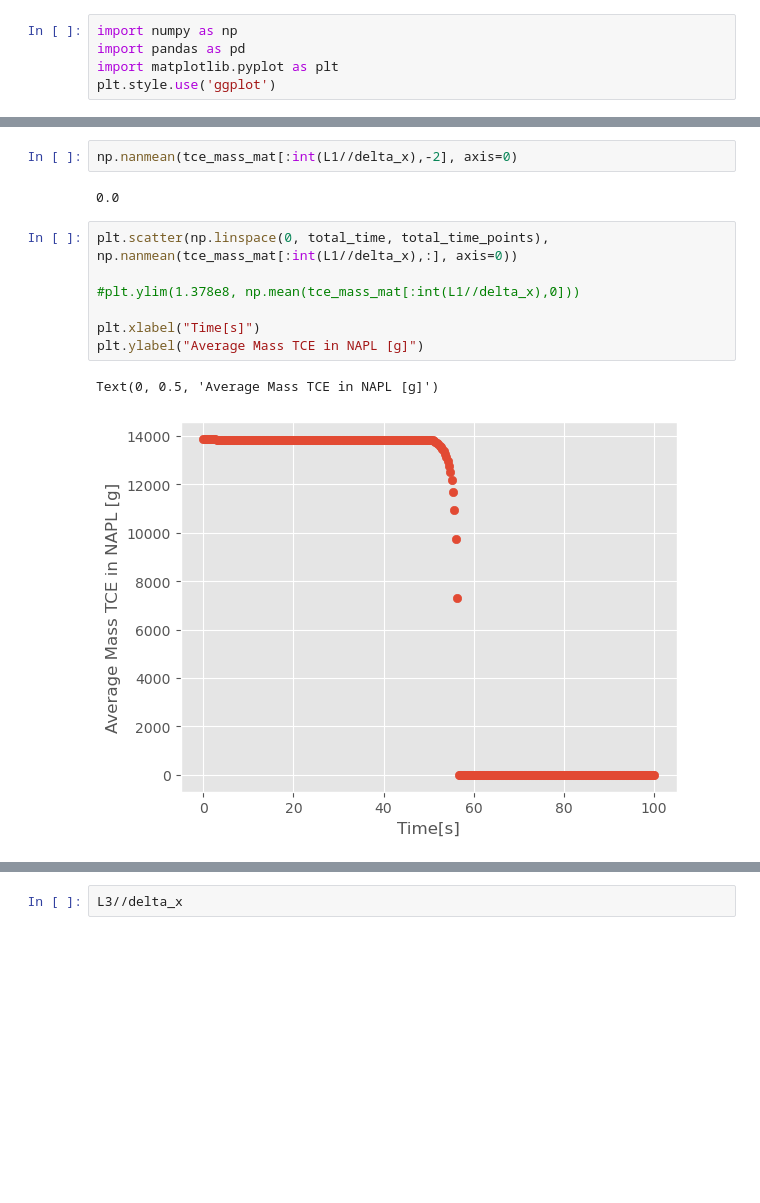
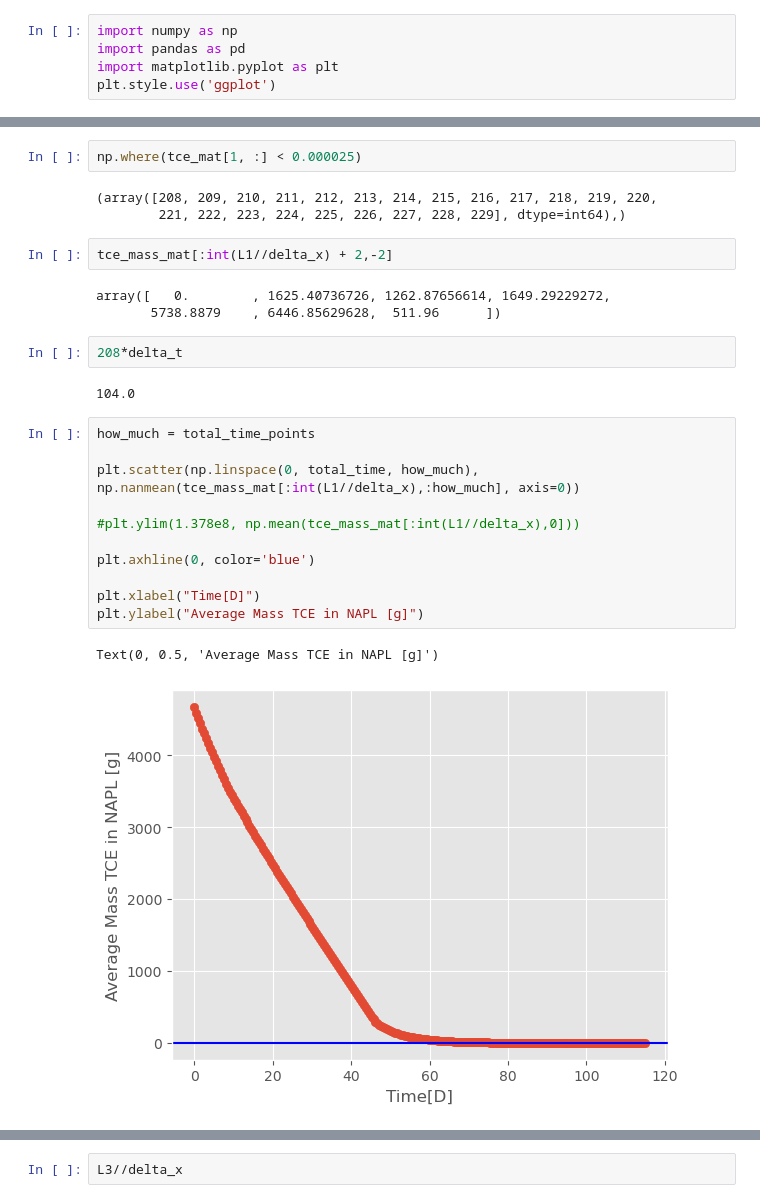
Before and after one commit to sebastianibam002/bioremediation, a Jupyter notebook: bioremediation_analysis.ipynb, the cells around one changed output, grey strips where cells are left out. Saved outputs shown, nothing was run; the diff lists cells and outputs as text; blank space fills up the shorter version.

```diff
--- a/bioremediation_analysis.ipynb
+++ b/bioremediation_analysis.ipynb
@@ -187,14 +218,28 @@ for t in range(total_time_points - 1):
+# %%
+np.where(tce_mat[1, :] < 0.000025)
+# %% [output]
+(array([208, 209, 210, 211, 212, 213, 214, 215, 216, 217, 218, 219, 220,
+        221, 222, 223, 224, 225, 226, 227, 228, 229], dtype=int64),)
 # %%
-np.nanmean(tce_mass_mat[:int(L1//delta_x),-2], axis=0)
+tce_mass_mat[:int(L1//delta_x) + 2,-2]
 # %% [output]
-0.0
+array([   0.        , 1625.40736726, 1262.87656614, 1649.29229272,
+       5738.8879    , 6446.85629628,  511.96      ])
+# %%
+208*delta_t
+# %% [output]
+104.0
 # %%
-plt.scatter(np.linspace(0, total_time, total_time_points), np.nanmean(tce_mass_mat[:int(L1//delta_x),:], axis=0))
+how_much = total_time_points
+
+plt.scatter(np.linspace(0, total_time, how_much), np.nanmean(tce_mass_mat[:int(L1//delta_x),:how_much], axis=0))
 
 #plt.ylim(1.378e8, np.mean(tce_mass_mat[:int(L1//delta_x),0]))
 
-plt.xlabel("Time[s]")
+plt.axhline(0, color='blue')
+
+plt.xlabel("Time[D]")
 plt.ylabel("Average Mass TCE in NAPL [g]")
 # %% [output]
 Text(0, 0.5, 'Average Mass TCE in NAPL [g]')
-[figure, old version]
+[figure, new version]
```
Also changed, not shown: parts of 11 cells of this notebook.
